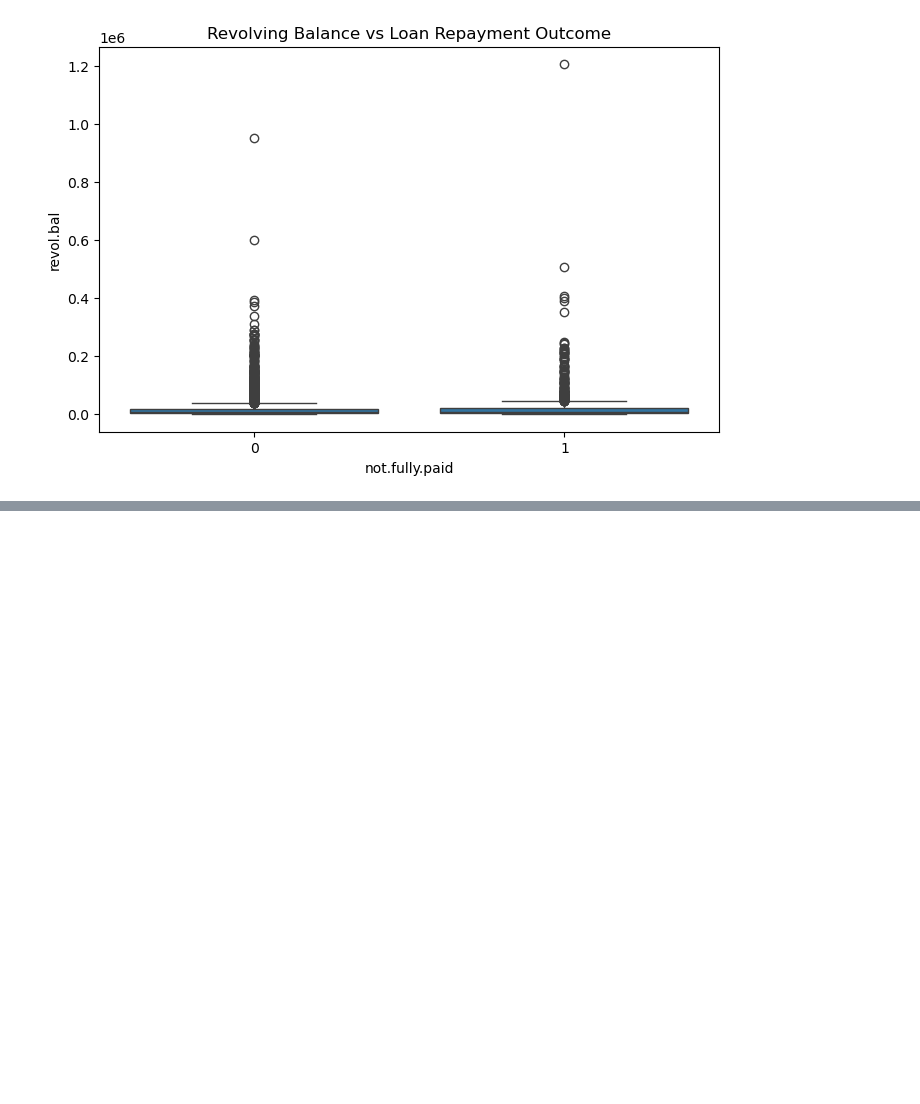
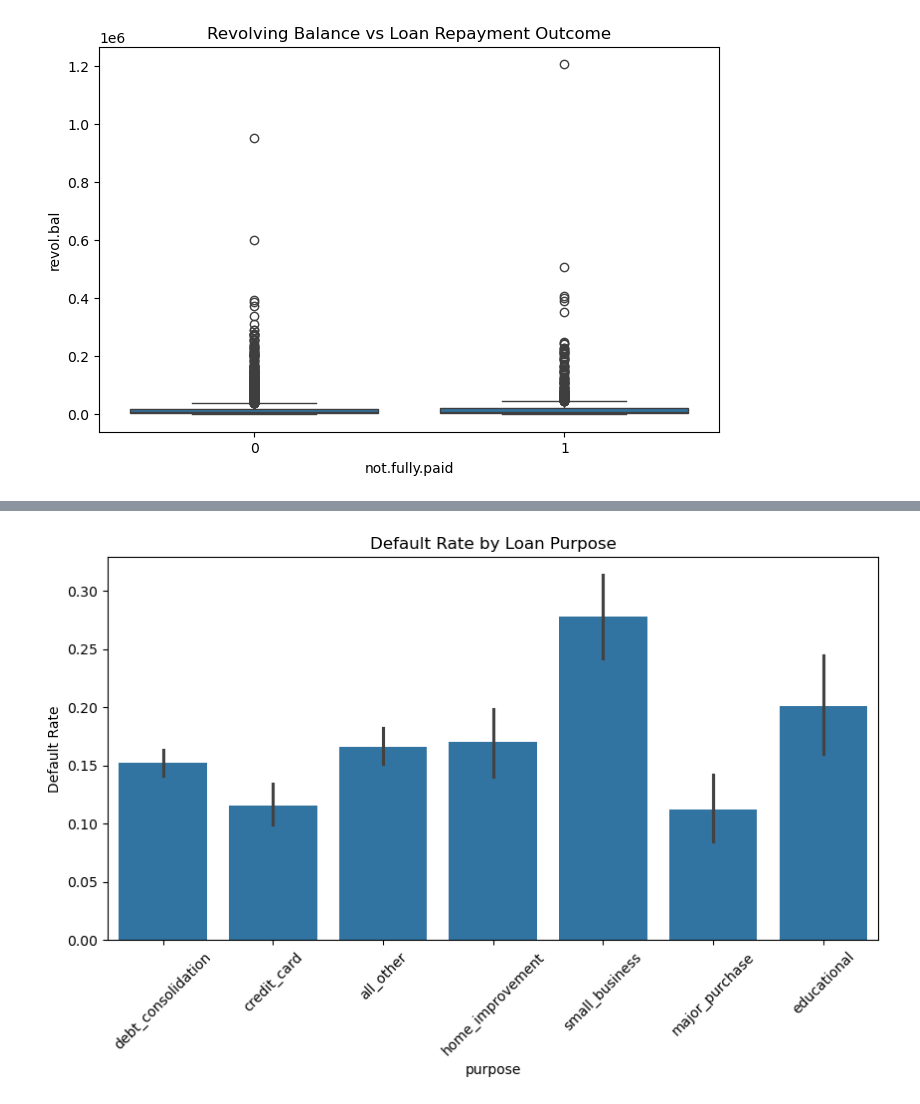
Before and after one commit to OmarAymanZaid/credit_risk_assessment_MachineLearning, a Jupyter notebook: notebooks/1_DataPreprocessing.ipynb, the cells around one changed output, grey strips where cells are left out. Drawn from its saved outputs; the diff is of its cells as text; code cells hidden in the pictures; blank space fills up the shorter version.

```diff
--- a/notebooks/1_DataPreprocessing.ipynb
+++ b/notebooks/1_DataPreprocessing.ipynb
@@ -165,0 +194,14 @@ plt.show()
+# %%
+plt.figure(figsize=(10, 5))
+sns.barplot(
+    data=data,
+    x='purpose',
+    y='not.fully.paid',
+    estimator=lambda x: sum(x) / len(x)
+)
+plt.xticks(rotation=45)
+plt.title('Default Rate by Loan Purpose')
+plt.ylabel('Default Rate')
+plt.show()
+# %% [output]
+[figure, added]
```
Also changed, not shown: parts of 7 cells of this notebook, 2 other files.
